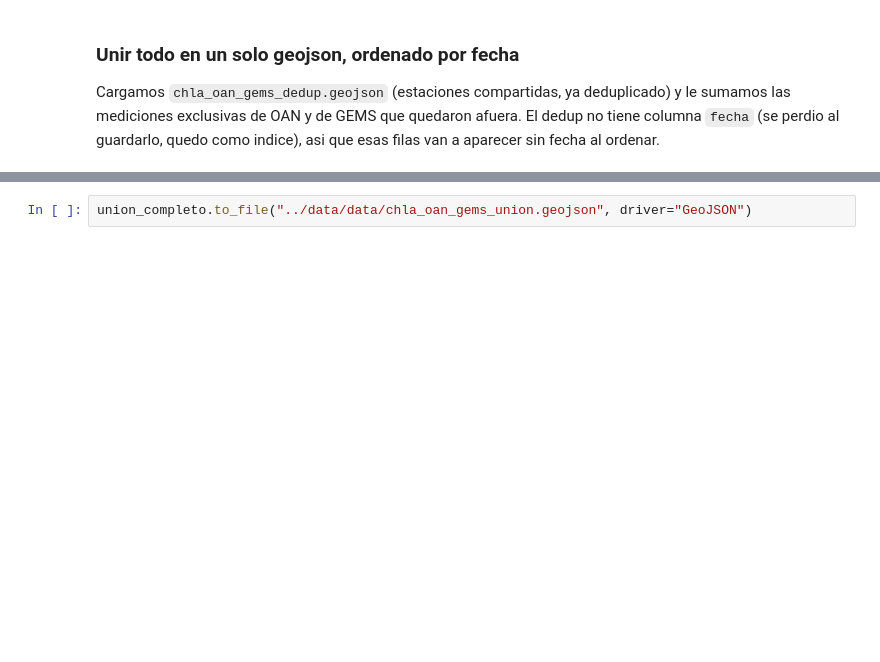
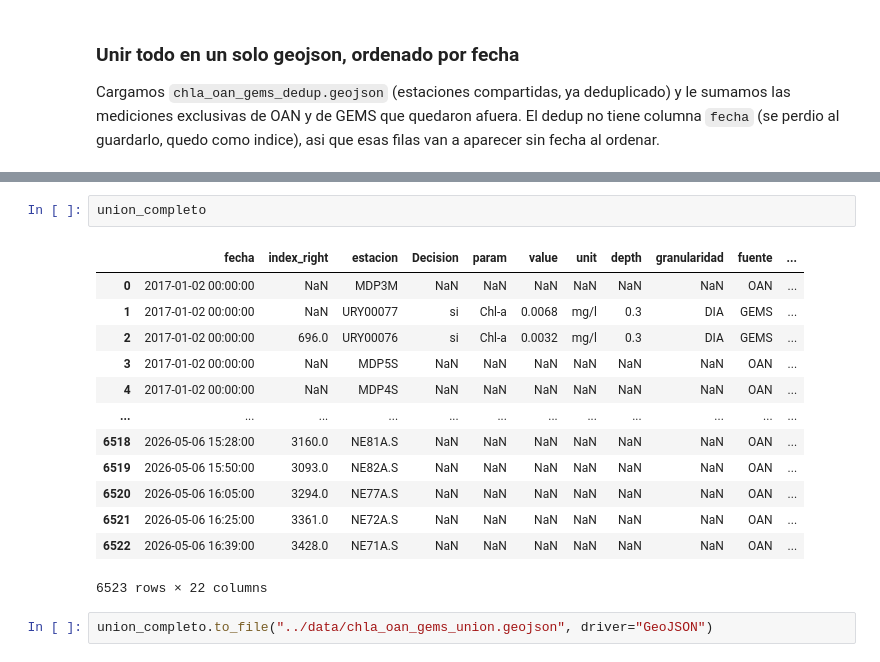
Before and after one commit to dimy20/ProyectoAA, a Jupyter notebook: notebooks/union.ipynb, the cells around one changed output, grey strips where cells are left out. Drawn from its saved outputs; the diff is of its cells as text; blank space fills up the shorter version.

```diff
--- a/notebooks/union.ipynb
+++ b/notebooks/union.ipynb
@@ -121,2 +130,18 @@ union_completo.head()
+# %%
+union_completo
+# %% [output]
+|  | fecha | index_right | estacion | Decision | param | value | unit | depth | granularidad | fuente | ... |
+| 0 | 2017-01-02 00:00:00 | NaN | MDP3M | NaN | NaN | NaN | NaN | NaN | NaN | OAN | ... |
+| 1 | 2017-01-02 00:00:00 | NaN | URY00077 | si | Chl-a | 0.0068 | mg/l | 0.3 | DIA | GEMS | ... |
+| 2 | 2017-01-02 00:00:00 | 696.0 | URY00076 | si | Chl-a | 0.0032 | mg/l | 0.3 | DIA | GEMS | ... |
+| 3 | 2017-01-02 00:00:00 | NaN | MDP5S | NaN | NaN | NaN | NaN | NaN | NaN | OAN | ... |
+| 4 | 2017-01-02 00:00:00 | NaN | MDP4S | NaN | NaN | NaN | NaN | NaN | NaN | OAN | ... |
+| ... | ... | ... | ... | ... | ... | ... | ... | ... | ... | ... | ... |
+| 6518 | 2026-05-06 15:28:00 | 3160.0 | NE81A.S | NaN | NaN | NaN | NaN | NaN | NaN | OAN | ... |
+| 6519 | 2026-05-06 15:50:00 | 3093.0 | NE82A.S | NaN | NaN | NaN | NaN | NaN | NaN | OAN | ... |
+| 6520 | 2026-05-06 16:05:00 | 3294.0 | NE77A.S | NaN | NaN | NaN | NaN | NaN | NaN | OAN | ... |
+| 6521 | 2026-05-06 16:25:00 | 3361.0 | NE72A.S | NaN | NaN | NaN | NaN | NaN | NaN | OAN | ... |
+| 6522 | 2026-05-06 16:39:00 | 3428.0 | NE71A.S | NaN | NaN | NaN | NaN | NaN | NaN | OAN | ... |
+6523 rows × 22 columns
 # %%
-union_completo.to_file("../data/data/chla_oan_gems_union.geojson", driver="GeoJSON")
+union_completo.to_file("../data/chla_oan_gems_union.geojson", driver="GeoJSON")
```
Also changed, not shown: parts of 10 cells of this notebook, 3 other files.
